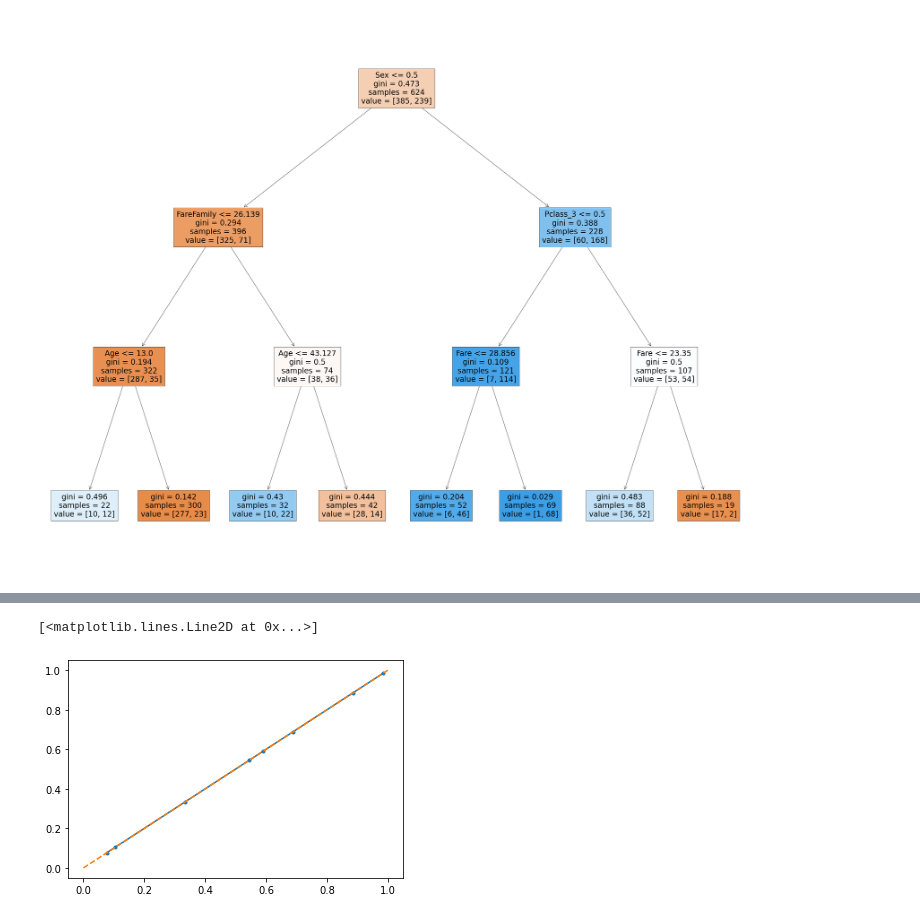
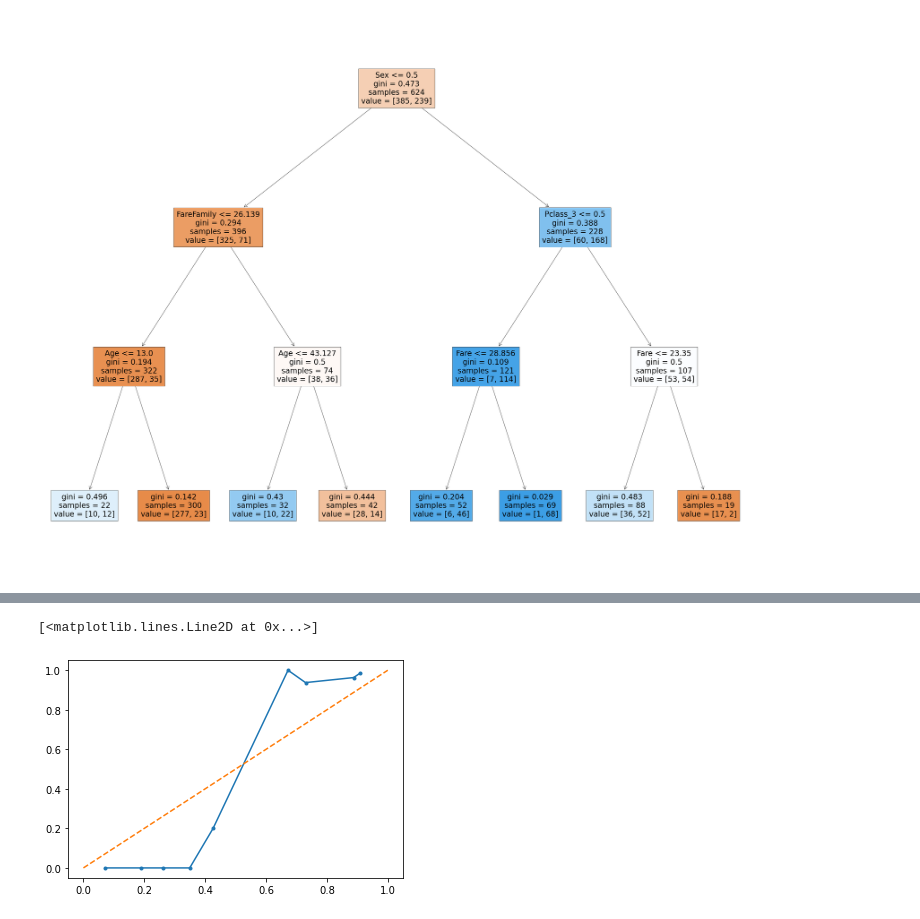
Before and after one commit to banderasz/KPMG, a Jupyter notebook: titanic.ipynb, the cells around one changed output, grey strips where cells are left out. Cells and saved outputs as stored; diff of their text form; code cells hidden in the pictures.

Commit message:
Finished model and saved predictions.

```diff
--- a/titanic.ipynb
+++ b/titanic.ipynb
@@ -1047,0 +1104,3 @@ prob_train = decision_tree.predict_proba(X_train)
+# %%
+calibrated_clf = CalibratedClassifierCV(base_estimator=decision_tree, cv=3)
+calibrated_clf.fit(X_test, decision_tree.predict(X_test))
@@ -1047,0 +1109,3 @@ prob_train = decision_tree.predict_proba(X_train)
+# %%
+cal_probtest = calibrated_clf.predict_proba(X_test)
+cal_probtest[:,1]
@@ -1048,9 +1130,9 @@ prob_train = decision_tree.predict_proba(X_train)
 # %%
 from sklearn.calibration import calibration_curve
 
-mpv, fop = calibration_curve(Y_train, prob_train[:,1].T, n_bins=20)
+mpv, fop = calibration_curve(decision_tree.predict(X_test), cal_probtest[:,1].T, n_bins=20)
 plt.plot(fop, mpv, marker='.')
 plt.plot([0, 1], [0, 1], linestyle='--')
 # %% [output]
 [<matplotlib.lines.Line2D at 0x...>]
-[figure, old version]
+[figure, new version]
```
Also changed, not shown: parts of 14 cells of this notebook, 1 other file.
